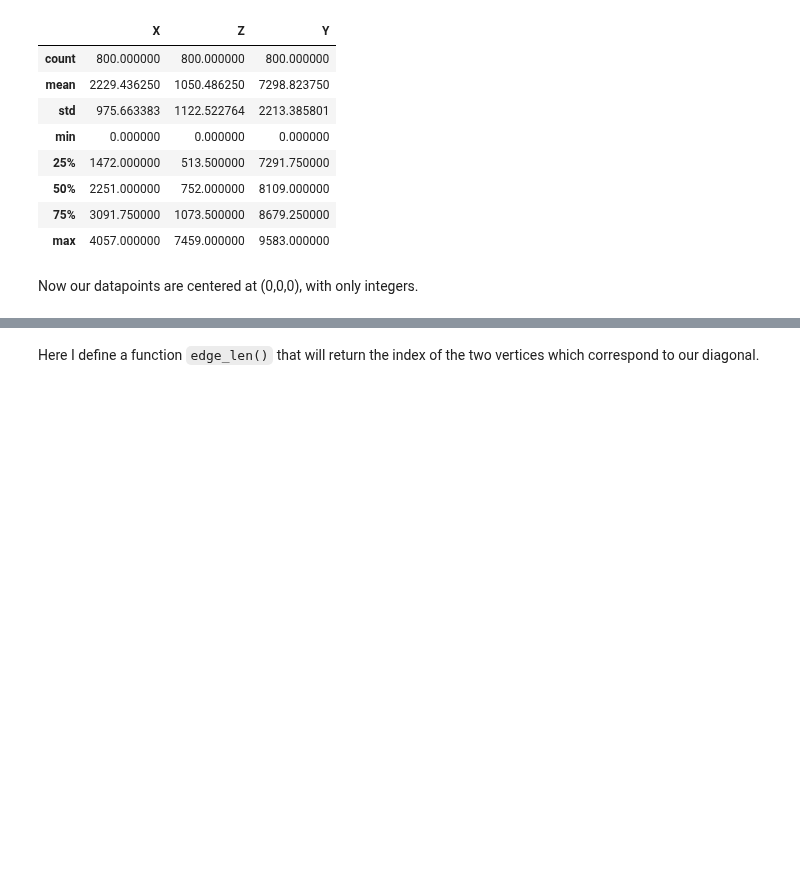
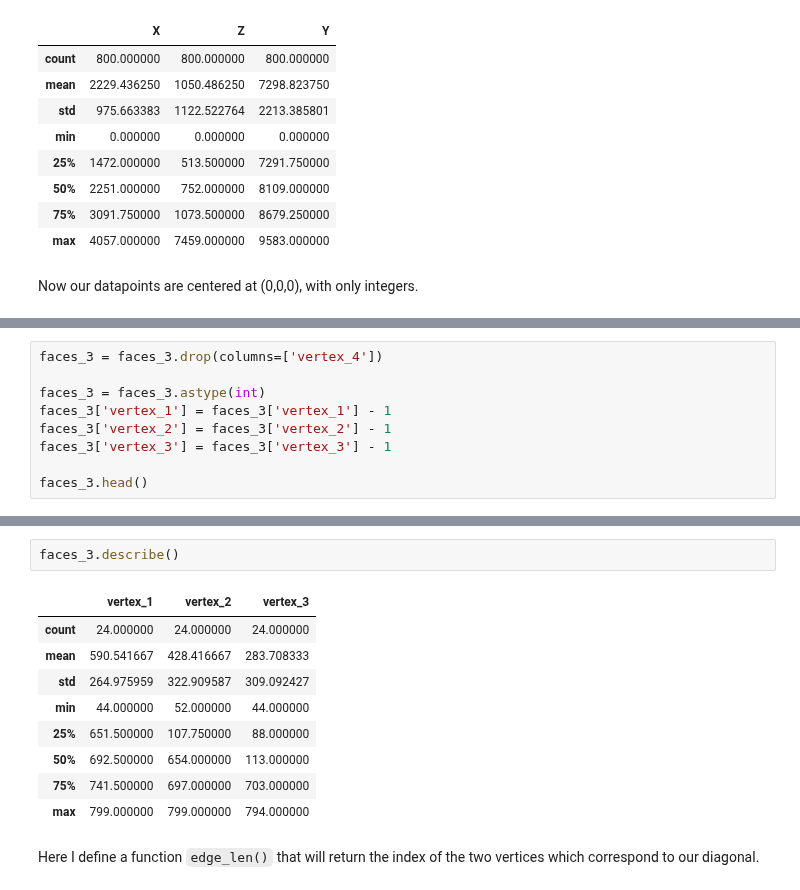
Before and after one commit to suryashch/3d_modelling, a Jupyter notebook: reducing-mesh-density/notebooks/obj-eda.ipynb, the cells around one changed output, grey strips where cells are left out. Saved outputs shown, nothing was run; the diff lists cells and outputs as text; blank space fills up the shorter version.

```diff
--- a/reducing-mesh-density/notebooks/obj-eda.ipynb
+++ b/reducing-mesh-density/notebooks/obj-eda.ipynb
@@ -380,0 +421,9 @@ Now our datapoints are centered at (0,0,0), with only integers.
+# %%
+faces_3 = faces_3.drop(columns=['vertex_4'])
+
+faces_3 = faces_3.astype(int)
+faces_3['vertex_1'] = faces_3['vertex_1'] - 1
+faces_3['vertex_2'] = faces_3['vertex_2'] - 1
+faces_3['vertex_3'] = faces_3['vertex_3'] - 1
+
+faces_3.head()
@@ -381,3 +451,15 @@ Now our datapoints are centered at (0,0,0), with only integers.
+# %%
+faces_3.describe()
+# %% [output]
+|  | vertex_1 | vertex_2 | vertex_3 |
+| count | 24.000000 | 24.000000 | 24.000000 |
+| mean | 590.541667 | 428.416667 | 283.708333 |
+| std | 264.975959 | 322.909587 | 309.092427 |
+| min | 44.000000 | 52.000000 | 44.000000 |
+| 25% | 651.500000 | 107.750000 | 88.000000 |
+| 50% | 692.500000 | 654.000000 | 113.000000 |
+| 75% | 741.500000 | 697.000000 | 703.000000 |
+| max | 799.000000 | 799.000000 | 794.000000 |
 # %% [markdown]
 Here I define a function `edge_len()` that will return the index of the two vertices which correspond to our diagonal.
 # %%
```
Also changed, not shown: parts of 15 cells of this notebook.
